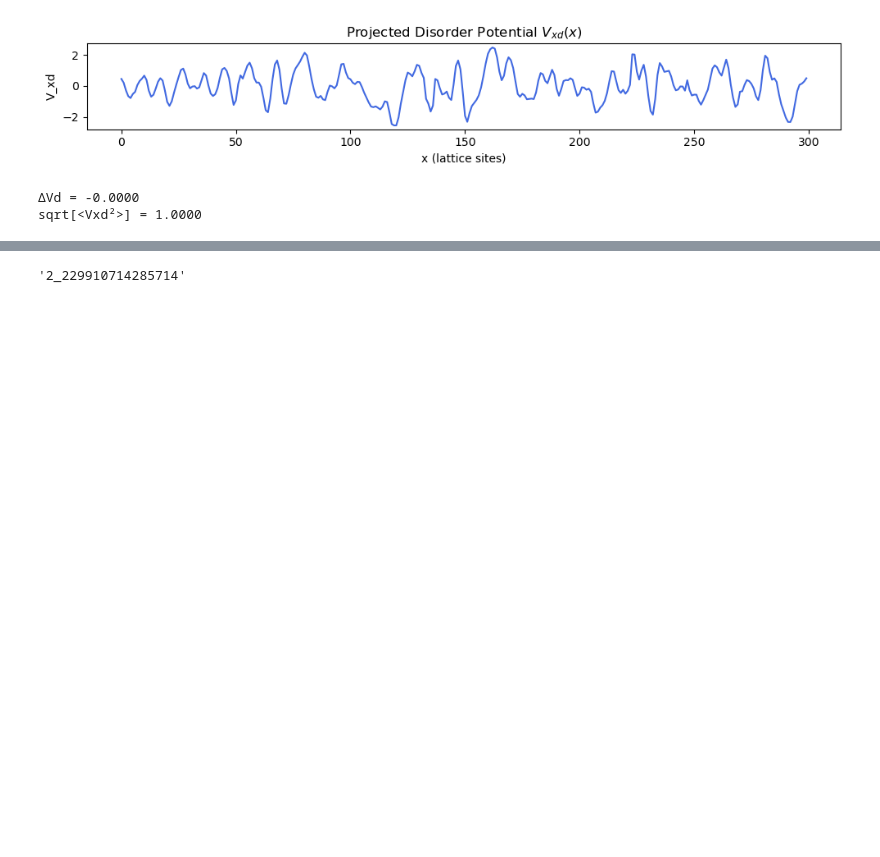
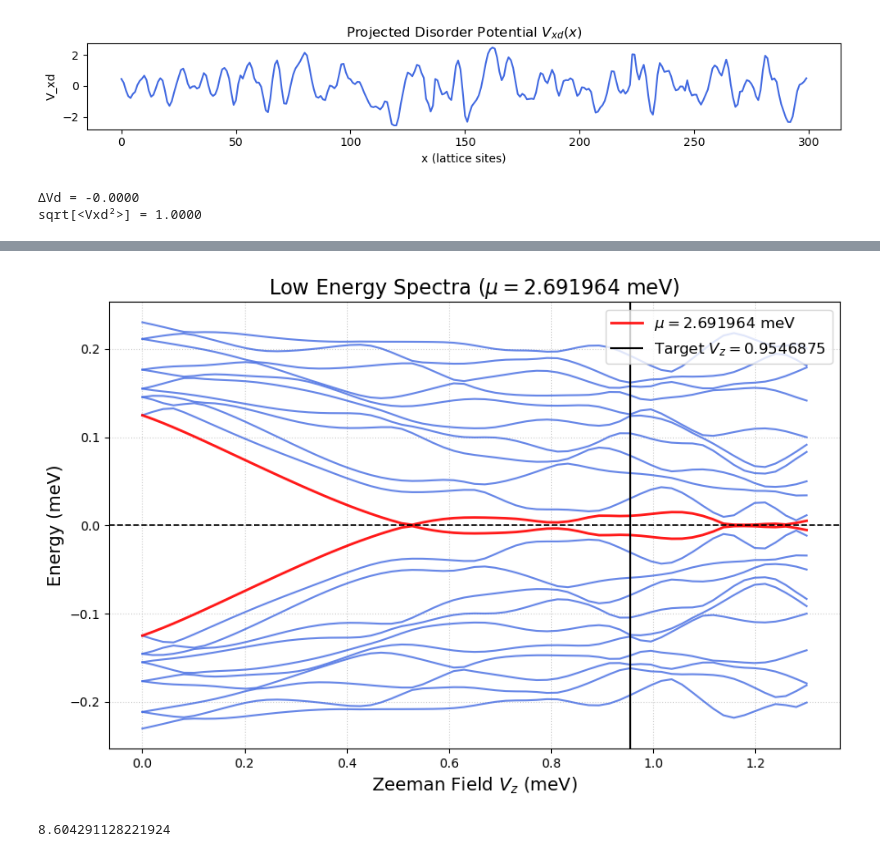
Before and after one commit to polianahp/Nonlocality-of-local-Andreev-conductances-as-a-probe-for-topological-Majorana-wires, a Jupyter notebook: plotting.ipynb, the cells around one changed output, grey strips where cells are left out. Cells and saved outputs as stored; diff of their text form; code cells hidden in the pictures; blank space fills up the shorter version.

```diff
--- a/plotting.ipynb
+++ b/plotting.ipynb
@@ -815,7 +827,71 @@ Warning: No data found for mu = 3.2946. Please check your grid values.
+# %%
+import numpy as np
+import matplotlib.pyplot as plt
+from pathlib import Path
+
+target_mu = 2.691964
+target_vz = 0.9546875  # The value where the vertical line will be drawn
+
+# 2. Extract columns from params_list (Format: [index, mu, Vz])
+mu_vals = params_list[:, 1]
+vz_vals = params_list[:, 2]
+
+# 3. Find indices where mu matches the target
+indices = np.where(np.isclose(mu_vals, target_mu, atol=1e-2))[0]
+
+if len(indices) == 0:
+    print(f"Warning: No data found for mu = {target_mu}. Please check your grid values.")
+else:
+    # 4. Extract the Vz values and spectra for this mu
+    plot_vz = vz_vals[indices]
+    plot_spectra = spectrum_arr[indices, :]
+
+    # 5. Sort by Vz to ensure the lines draw smoothly
+    sort_idx = np.argsort(plot_vz)
+    plot_vz = plot_vz[sort_idx]
+    plot_spectra = plot_spectra[sort_idx, :]
+
+    # 6. Create the Figure
+    fig, ax1 = plt.subplots(figsize=(9, 6), dpi=100)
+
+    # Plot the bulk states
+    ax1.plot(plot_vz, plot_spectra[:, :10], color='royalblue', alpha=0.8, linewidth=1.5)
+    ax1.plot(plot_vz, plot_spectra[:, 12:], color='royalblue', alpha=0.8, linewidth=1.5)
+
+    # Plot the two states closest to E=0 in red
+    ax1.plot(plot_vz, plot_spectra[:, 10:12], color='red', alpha=0.9, linewidth=2.0, label=rf"$\mu = {target_mu}$ meV")
+
+    # --- ADDED LINES HERE ---
+    ax1.axhline(0, color='black', linestyle='--', linewidth=1.2)
+    # This produces the vertical black line at target_vz
+    ax1.axvline(target_vz, color='black', linestyle='-', linewidth=1.5, label=f"Target $V_z = {target_vz}$")
+    # -------------------------
+
+    ax1.set_xlabel(r"Zeeman Field $V_z$ (meV)", fontsize=14)
+    ax1.set_ylabel("Energy (meV)", fontsize=14)
+    ax1.set_title(f"Low Energy Spectra ($\mu = {target_mu}$ meV)", fontsize=16)
+    ax1.grid(True, linestyle=':', alpha=0.6)
+
+    # Handle legend deduplication
+    handles, labels = ax1.get_legend_handles_labels()
+    by_label = dict(zip(labels, handles))
+    ax1.legend(by_label.values(), by_label.keys(), loc='upper right', fontsize=12)
+
+    fname = f"Spectra_mu_{str(target_mu).replace('.','_')}.png"
+    plt.tight_layout()
+
+    # Save and Show
+    # fig.savefig(Path(plot_dir, fname), dpi=300, bbox_inches='tight') # Ensure plot_dir is defined in your script
+    plt.show()
+# %% [output]
+[figure, added]
 # %%
-mu = str(2.229910714285714)
-mu = mu.replace('.','_')
+y0 = 1.073
+xf = 4.0264
+g = 9.8
 
-mu
+vexp = xf * np.sqrt(g/(2*y0))
+
+vexp
 # %% [output]
-'2_229910714285714'
+8.604291128221924
```
Also changed, not shown: parts of 13 cells of this notebook, 5 other files.
